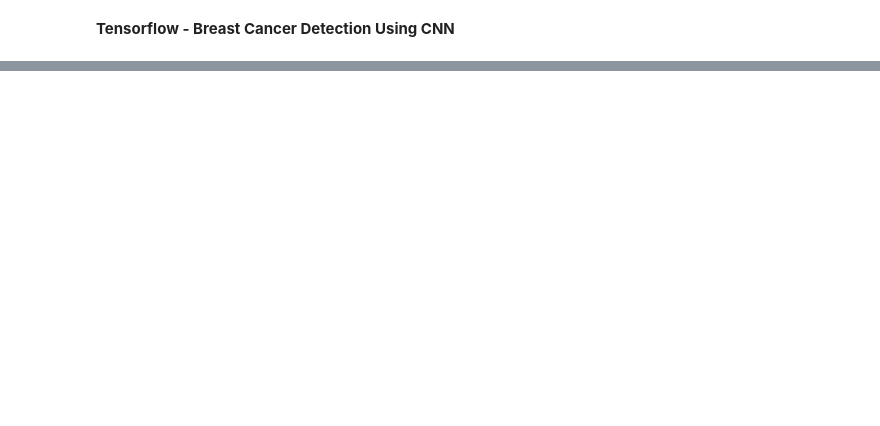
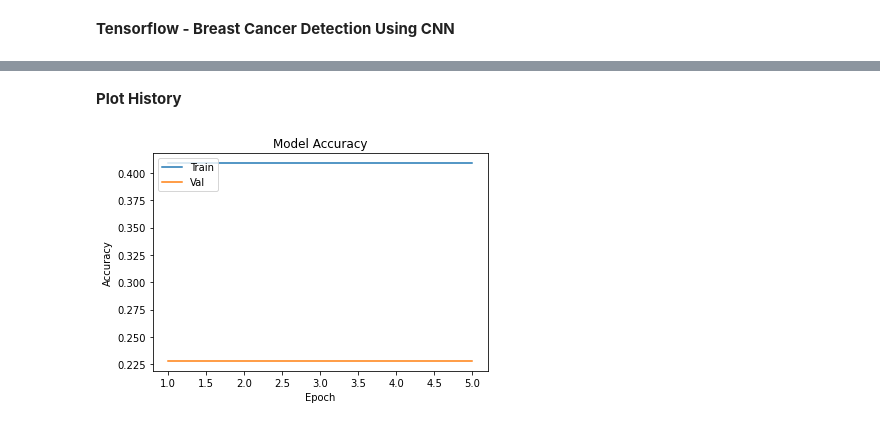
Before and after one commit to sahug/ds-tensorflow, a Jupyter notebook: Tensorflow - Breast Cancer Detection Using CNN.ipynb, the cells around one changed output, grey strips where cells are left out. Saved outputs shown, nothing was run; the diff lists cells and outputs as text; code cells hidden in the pictures; blank space fills up the shorter version.

```diff
--- a/Tensorflow - Breast Cancer Detection Using CNN.ipynb
+++ b/Tensorflow - Breast Cancer Detection Using CNN.ipynb
@@ -42,0 +126,3 @@ x_train.shape, x_test.shape, y_train.shape, y_test.shape
+# %%
+input_shape = x_train.shape[1], 1
+input_shape
@@ -42,0 +165,12 @@ x_train.shape, x_test.shape, y_train.shape, y_test.shape
+# %%
+from scikeras.wrappers import KerasClassifier
+
+kwargs = dict(
+    model=buildModel(),
+    epochs=10,
+    batch_size = 128,
+    verbose=1,
+    random_state=0,
+)
+# Here we are splitting the dataset to train and test as well.
+clf = KerasClassifier(model=buildModel(), epochs=5, validation_split=0.2, batch_size=8, verbose = 1)
@@ -42,0 +224,18 @@ x_train.shape, x_test.shape, y_train.shape, y_test.shape
+# %% [markdown]
+**Plot History**
+# %%
+clf.history_.keys()
+
+epoch_range = range(1, 6)
+
+# Plot training and validation accuracy values
+# sparse_categorical_accuracy vs val_sparse_categorical_accuracy
+plt.plot(epoch_range, clf.history_["sparse_categorical_accuracy"])
+plt.plot(epoch_range, clf.history_["val_sparse_categorical_accuracy"])
+plt.title("Model Accuracy")
+plt.ylabel("Accuracy")
+plt.xlabel("Epoch")
+plt.legend(["Train", "Val"], loc="upper left")
+plt.show()
+# %% [output]
+[figure, added]
```
Also changed, not shown: parts of 39 cells of this notebook.
